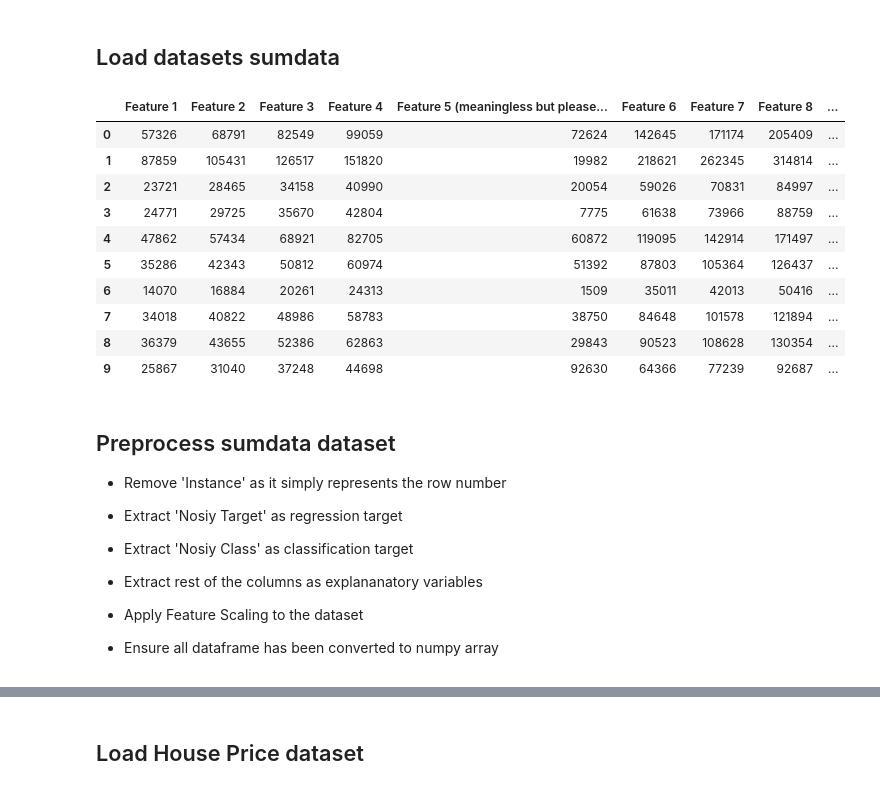
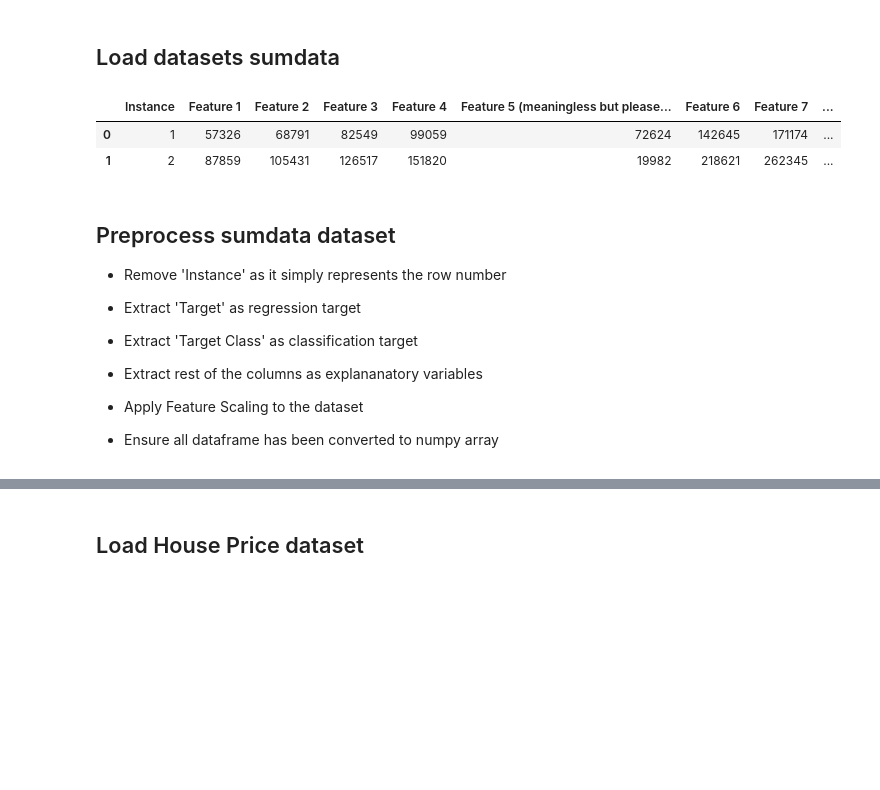
Before and after one commit to Jibinxavier/CS7CS4Machine-Learning, a Jupyter notebook: task1 (performance by dataset size), team_11/task1, team_11, performance by dataset size, source code/task1.ipynb, the cells around one changed output, grey strips where cells are left out. Drawn from its saved outputs; the diff is of its cells as text; code cells hidden in the pictures; blank space fills up the shorter version.

```diff
--- a/task1 (performance by dataset size), team_11/task1, team_11, performance by dataset size, source code/task1.ipynb
+++ b/task1 (performance by dataset size), team_11/task1, team_11, performance by dataset size, source code/task1.ipynb
@@ -90,28 +77,17 @@ array([[0],
 ## Load datasets sumdata
 # %%
 sumdata = pd.read_csv(sumdata_path, delimiter=";")
-
-# Remove 'Instance' as it simply represents the row number
-sumdata = sumdata.drop('Instance', axis = 1)
-sumdata.head(n=10)
+sumdata.head(n=2)
 # %% [output]
-|  | Feature 1 | Feature 2 | Feature 3 | Feature 4 | Feature 5 (meaningless but please... | Feature 6 | Feature 7 | Feature 8 | ... |
-| 0 | 57326 | 68791 | 82549 | 99059 | 72624 | 142645 | 171174 | 205409 | ... |
-| 1 | 87859 | 105431 | 126517 | 151820 | 19982 | 218621 | 262345 | 314814 | ... |
-| 2 | 23721 | 28465 | 34158 | 40990 | 20054 | 59026 | 70831 | 84997 | ... |
-| 3 | 24771 | 29725 | 35670 | 42804 | 7775 | 61638 | 73966 | 88759 | ... |
-| 4 | 47862 | 57434 | 68921 | 82705 | 60872 | 119095 | 142914 | 171497 | ... |
-| 5 | 35286 | 42343 | 50812 | 60974 | 51392 | 87803 | 105364 | 126437 | ... |
-| 6 | 14070 | 16884 | 20261 | 24313 | 1509 | 35011 | 42013 | 50416 | ... |
-| 7 | 34018 | 40822 | 48986 | 58783 | 38750 | 84648 | 101578 | 121894 | ... |
-| 8 | 36379 | 43655 | 52386 | 62863 | 29843 | 90523 | 108628 | 130354 | ... |
-| 9 | 25867 | 31040 | 37248 | 44698 | 92630 | 64366 | 77239 | 92687 | ... |
+|  | Instance | Feature 1 | Feature 2 | Feature 3 | Feature 4 | Feature 5 (meaningless but please... | Feature 6 | Feature 7 | ... |
+| 0 | 1 | 57326 | 68791 | 82549 | 99059 | 72624 | 142645 | 171174 | ... |
+| 1 | 2 | 87859 | 105431 | 126517 | 151820 | 19982 | 218621 | 262345 | ... |
 # %% [markdown]
 ## Preprocess sumdata dataset
 
 - Remove 'Instance' as it simply represents the row number
-- Extract 'Nosiy Target' as regression target
-- Extract 'Nosiy Class' as classification target
+- Extract 'Target' as regression target
+- Extract 'Target Class' as classification target
 - Extract rest of the columns as explananatory variables
 - Apply Feature Scaling to the dataset
 
```
Also changed, not shown: parts of 26 cells of this notebook, 1 other file.
